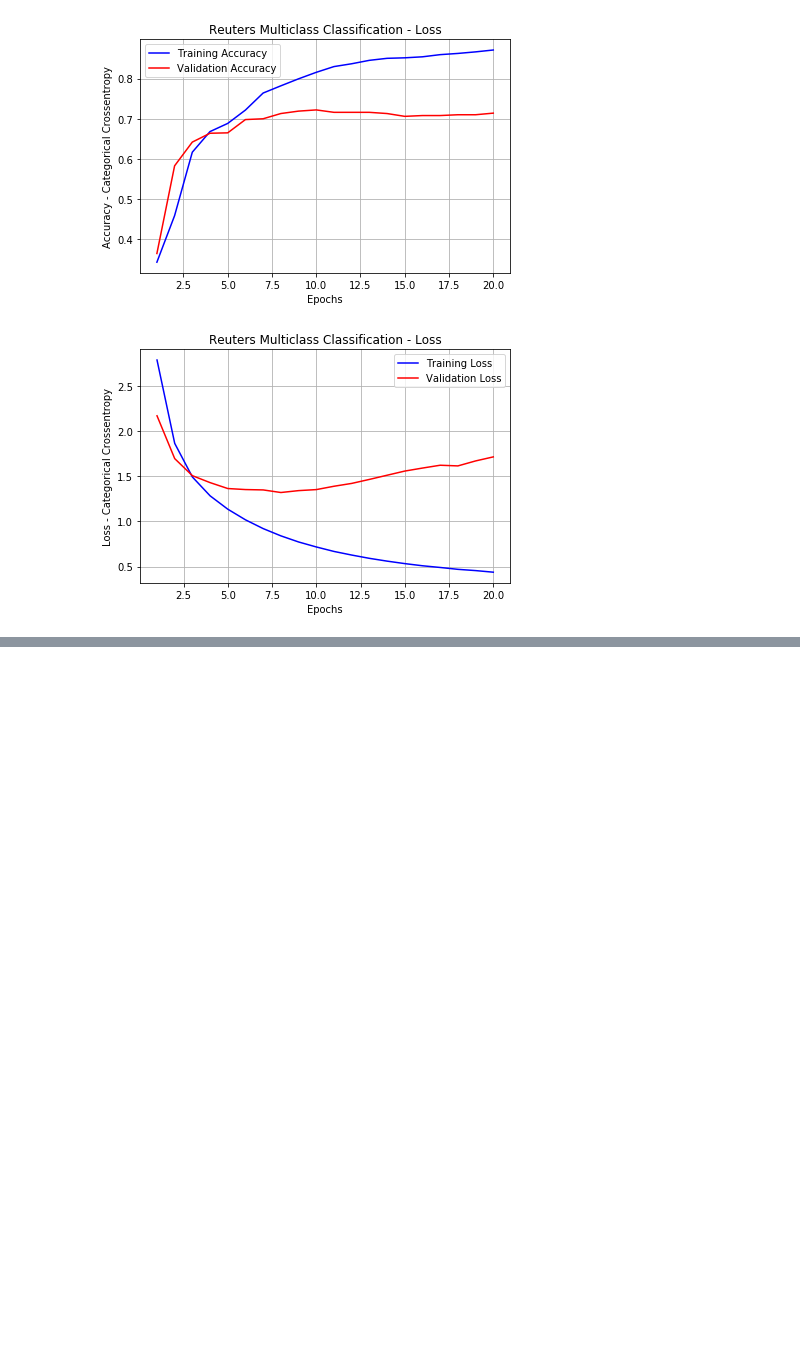
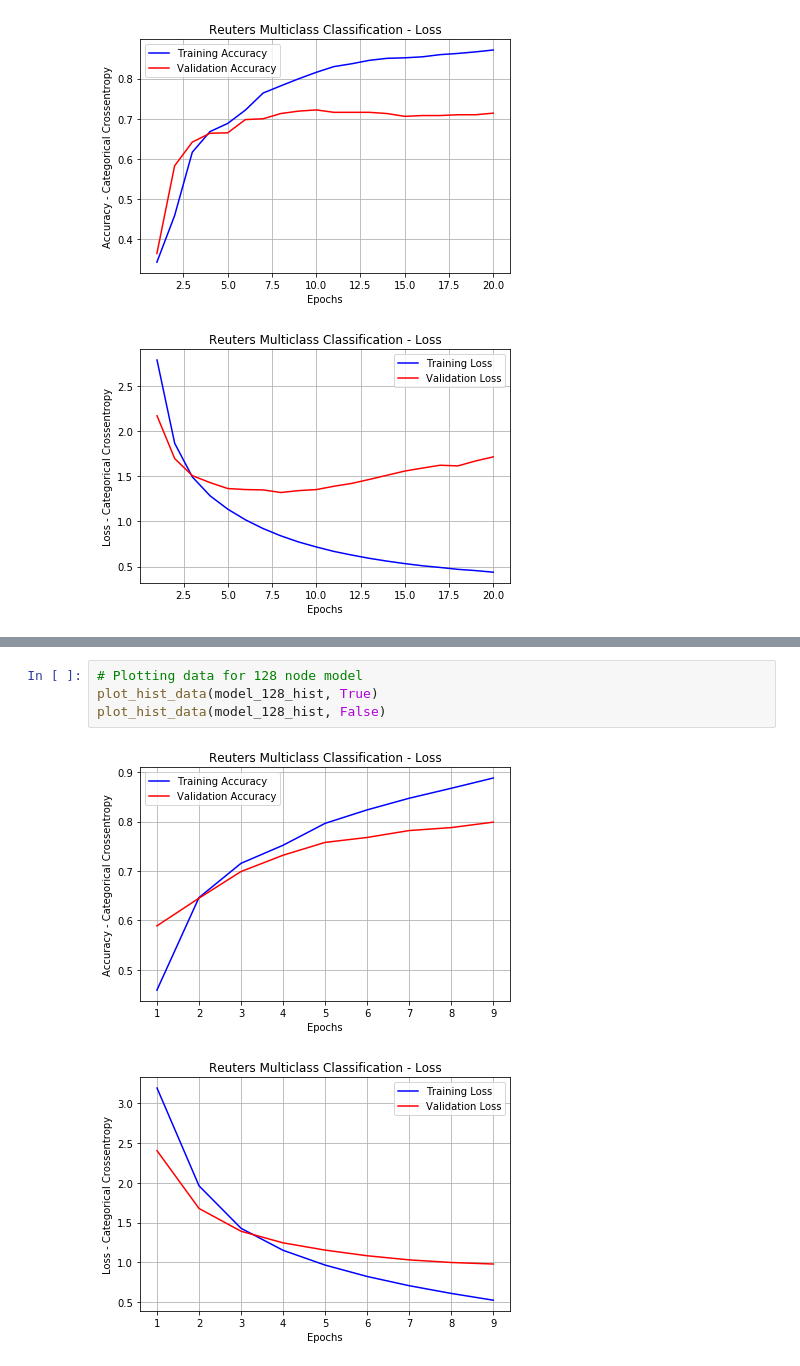
Before and after one commit to SMS-NED16/FYP-DL, a Jupyter notebook: chapter_3/3_2_Newsire_Multiclass_Classification.ipynb, the cells around one changed output, grey strips where cells are left out. Cells and saved outputs as stored; diff of their text form; blank space fills up the shorter version.

```diff
--- a/chapter_3/3_2_Newsire_Multiclass_Classification.ipynb
+++ b/chapter_3/3_2_Newsire_Multiclass_Classification.ipynb
@@ -276,0 +300,7 @@ The validation set accuracy as dropped from
+# %%
+# Plotting data for 128 node model
+plot_hist_data(model_128_hist, True)
+plot_hist_data(model_128_hist, False)
+# %% [output]
+[figure, added]
+[figure, added]
```
Also changed, not shown: parts of 9 cells of this notebook.
